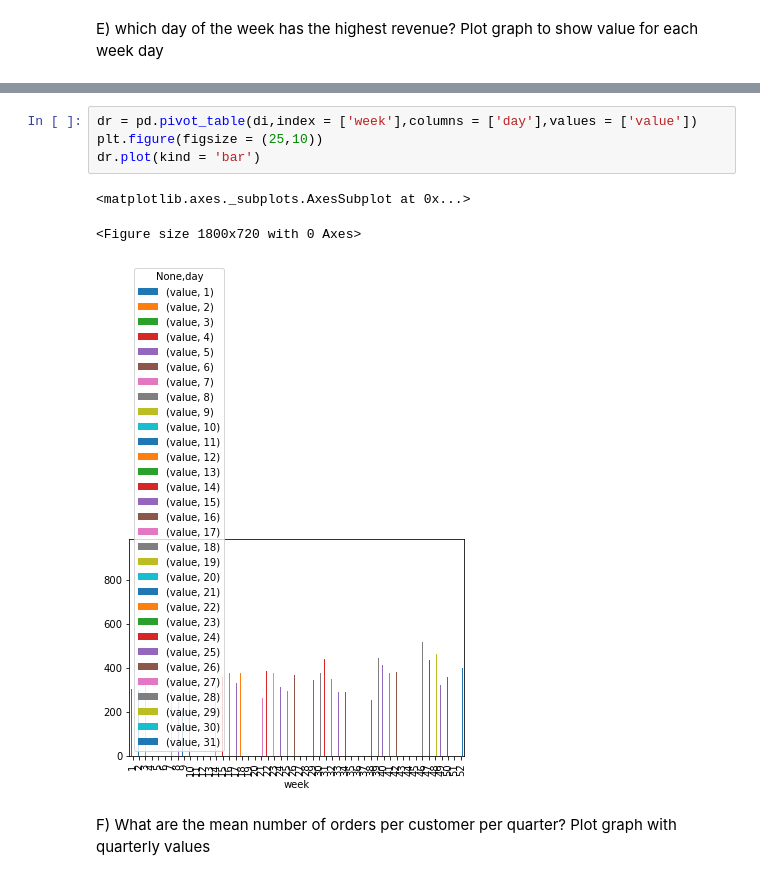
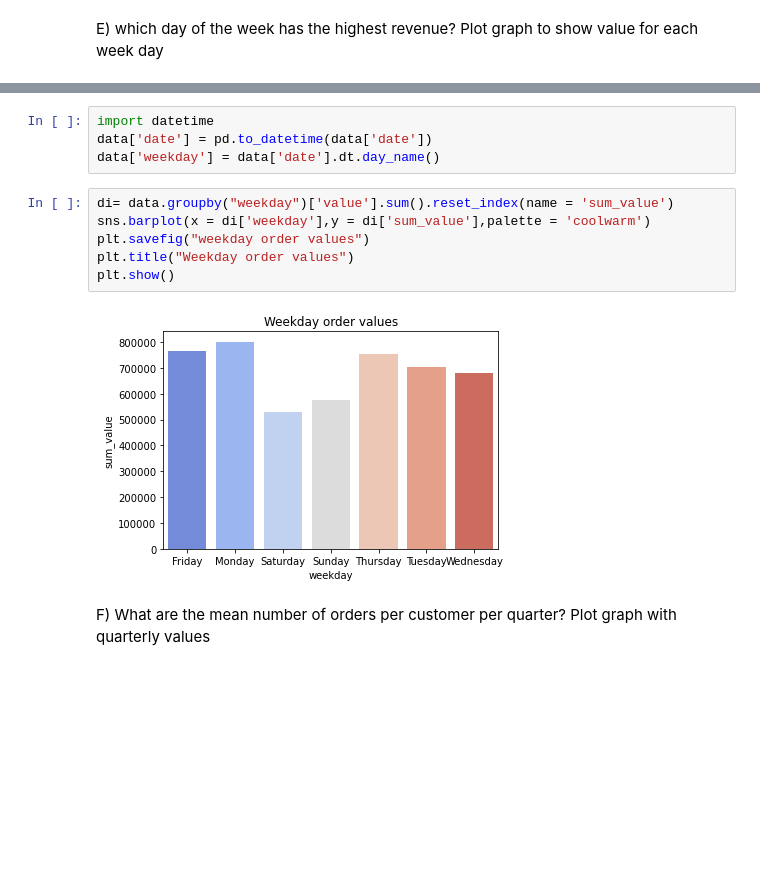
Before and after one commit to priyaljain04/Klaviyo-Assignment, a Jupyter notebook: Priyal Jain priyal.jain.0494@gmail.com (1).ipynb, the cells around one changed output, grey strips where cells are left out. Drawn from its saved outputs; the diff is of its cells as text; blank space fills up the shorter version.

```diff
--- a/Priyal Jain priyal.jain.0494@gmail.com (1).ipynb
+++ b/Priyal Jain priyal.jain.0494@gmail.com (1).ipynb
@@ -140,11 +95,15 @@ di
-# %%
-dr = pd.pivot_table(di,index = ['week'],columns = ['day'],values = ['value'])
-plt.figure(figsize = (25,10))
-dr.plot(kind = 'bar')
-# %% [output]
-<matplotlib.axes._subplots.AxesSubplot at 0x...>
-<Figure size 1800x720 with 0 Axes>
-[figure, removed]
+# %%
+import datetime
+data['date'] = pd.to_datetime(data['date'])
+data['weekday'] = data['date'].dt.day_name()
+# %%
+di= data.groupby("weekday")['value'].sum().reset_index(name = 'sum_value')
+sns.barplot(x = di['weekday'],y = di['sum_value'],palette = 'coolwarm')
+plt.savefig("weekday order values")
+plt.title("Weekday order values")
+plt.show()
+# %% [output]
+[figure, added]
 # %% [markdown]
 F) What are the mean number of orders per customer per quarter? Plot graph with quarterly values
 # %%
```
Also changed, not shown: parts of 9 cells of this notebook.
